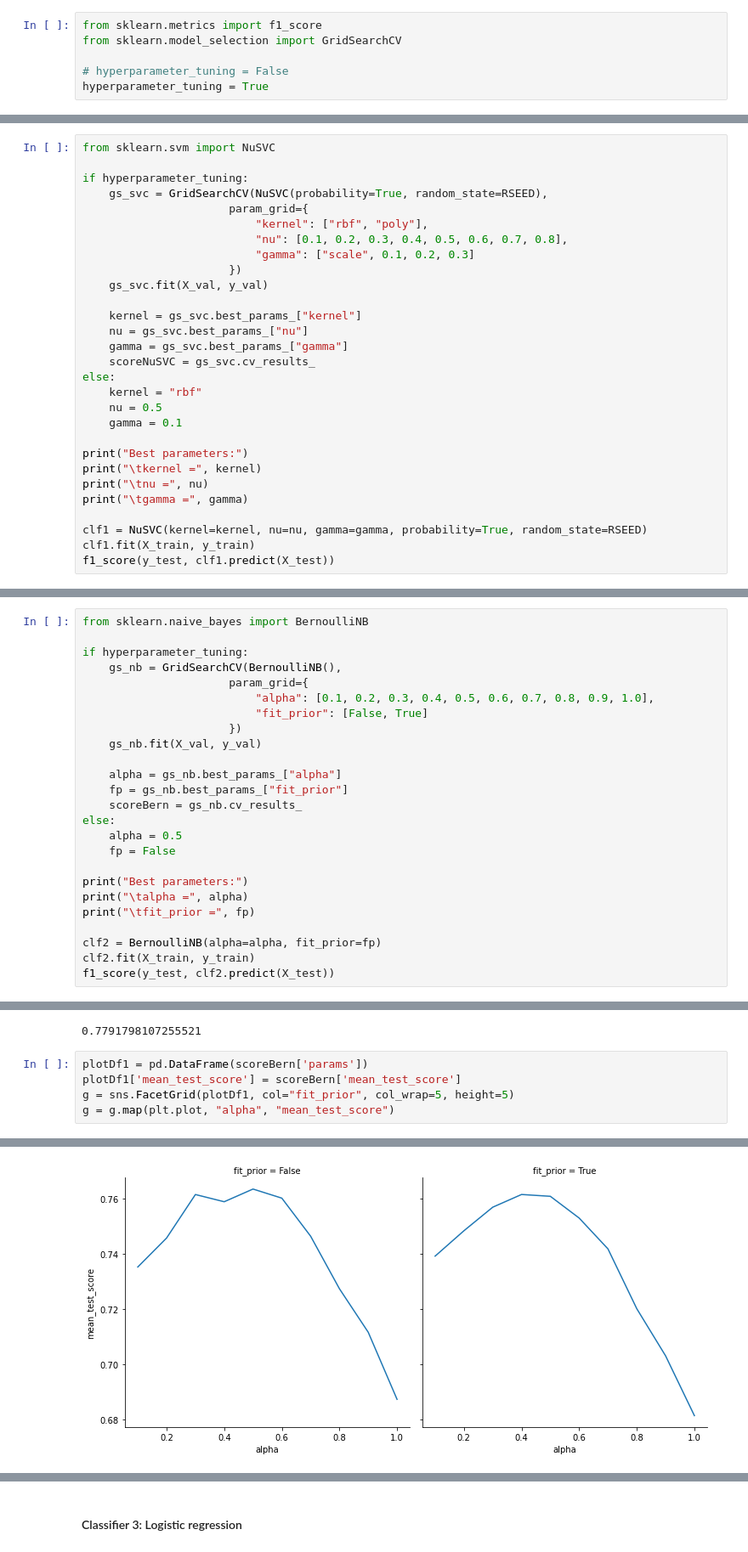
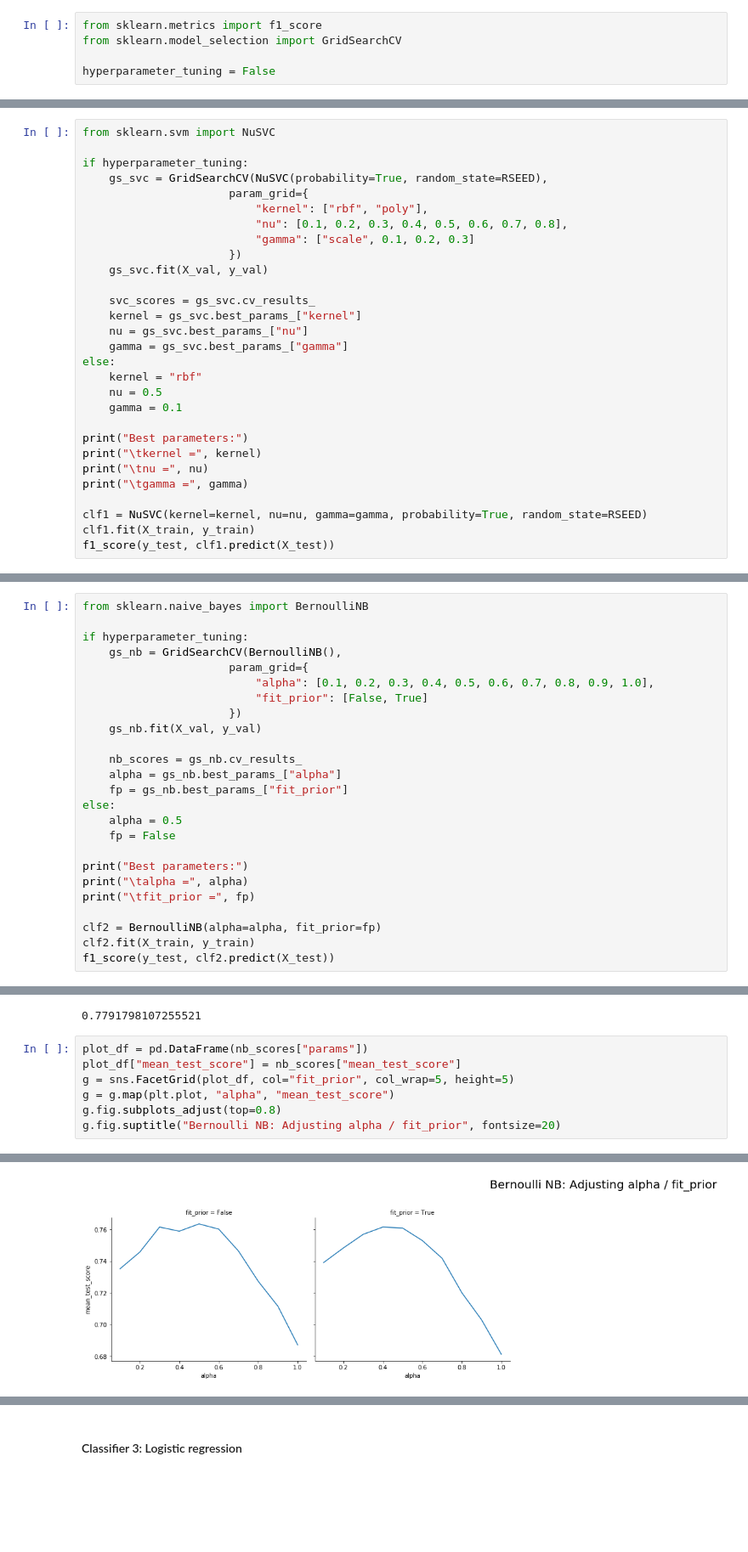
Before and after one commit to XaviJunior/SBB, a Jupyter notebook: project_2/Code/Team_SBB_project_2_Disaster_tweets.ipynb, the cells around one changed output, grey strips where cells are left out. Shown at 85% size. Saved outputs shown, nothing was run; the diff lists cells and outputs as text; blank space fills up the shorter version.

Commit message:
graph annotation

```diff
--- a/project_2/Code/Team_SBB_project_2_Disaster_tweets.ipynb
+++ b/project_2/Code/Team_SBB_project_2_Disaster_tweets.ipynb
@@ -259,8 +260,7 @@ This section corresponds to the **training phase** of our best-performing classi
 from sklearn.metrics import f1_score
 from sklearn.model_selection import GridSearchCV
 
-# hyperparameter_tuning = False
-hyperparameter_tuning = True
+hyperparameter_tuning = False
 # %% [markdown]
 #### Classifier 1: NuSVC
 # %%
@@ -275,10 +275,10 @@ if hyperparameter_tuning:
                       })
     gs_svc.fit(X_val, y_val)
 
+    svc_scores = gs_svc.cv_results_
     kernel = gs_svc.best_params_["kernel"]
     nu = gs_svc.best_params_["nu"]
     gamma = gs_svc.best_params_["gamma"]
-    scoreNuSVC = gs_svc.cv_results_
 else:
     kernel = "rbf"
     nu = 0.5
@@ -323,9 +333,9 @@ if hyperparameter_tuning:
                       })
     gs_nb.fit(X_val, y_val)
 
+    nb_scores = gs_nb.cv_results_
     alpha = gs_nb.best_params_["alpha"]
     fp = gs_nb.best_params_["fit_prior"]
-    scoreBern = gs_nb.cv_results_
 else:
     alpha = 0.5
     fp = False
@@ -343,8 +353,10 @@ Best parameters:
         fit_prior = False
 0.7791798107255521
 # %%
-plotDf1 = pd.DataFrame(scoreBern['params'])
-plotDf1['mean_test_score'] = scoreBern['mean_test_score']
-g = sns.FacetGrid(plotDf1, col="fit_prior", col_wrap=5, height=5)
+plot_df = pd.DataFrame(nb_scores["params"])
+plot_df["mean_test_score"] = nb_scores["mean_test_score"]
+g = sns.FacetGrid(plot_df, col="fit_prior", col_wrap=5, height=5)
 g = g.map(plt.plot, "alpha", "mean_test_score")
+g.fig.subplots_adjust(top=0.8)
+g.fig.suptitle("Bernoulli NB: Adjusting alpha / fit_prior", fontsize=20)
 # %% [output]
@@ -351 +364 @@ g = g.map(plt.plot, "alpha", "mean_test_score")
-[figure, old version]
+[figure, new version]
```
Also changed, not shown: parts of 18 cells of this notebook.
